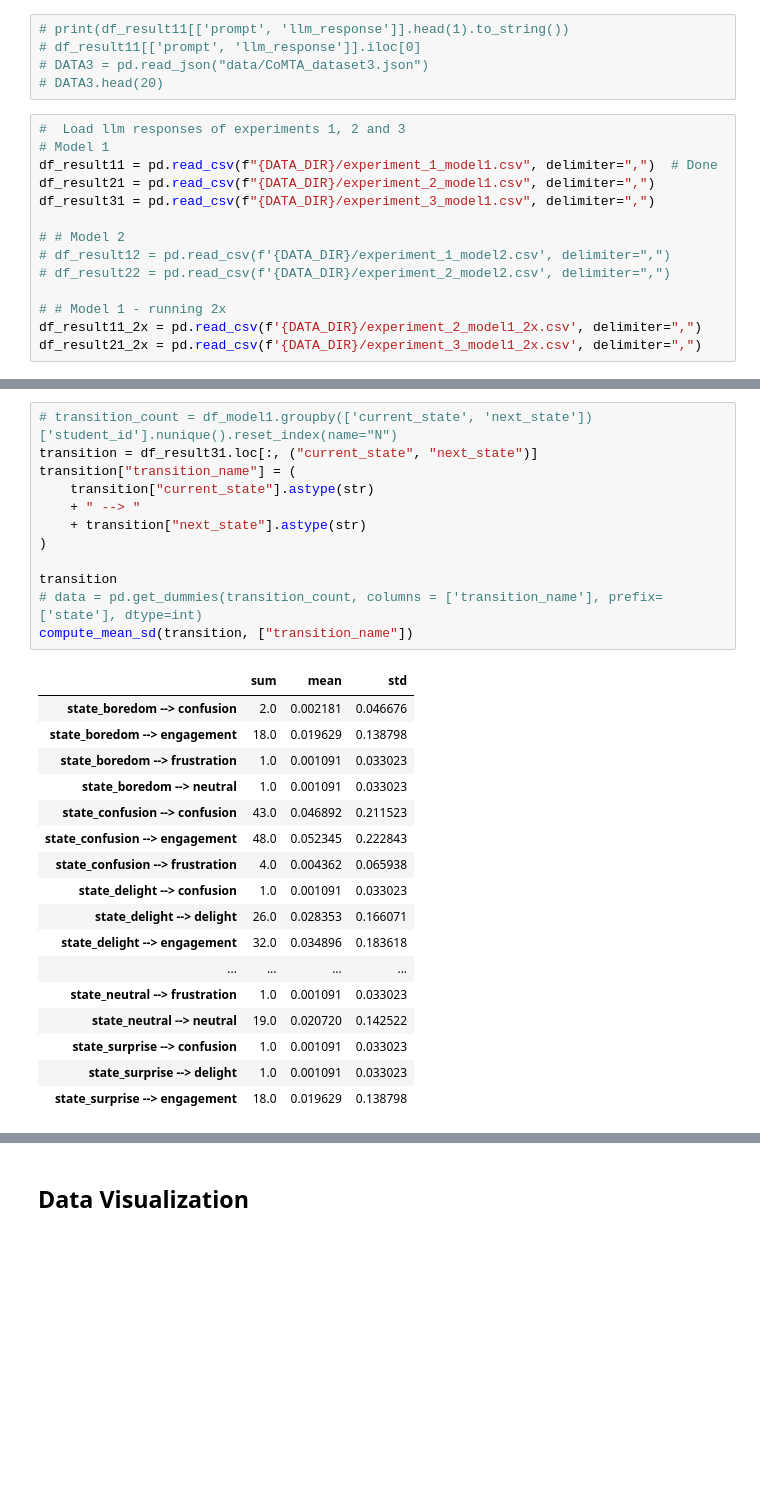
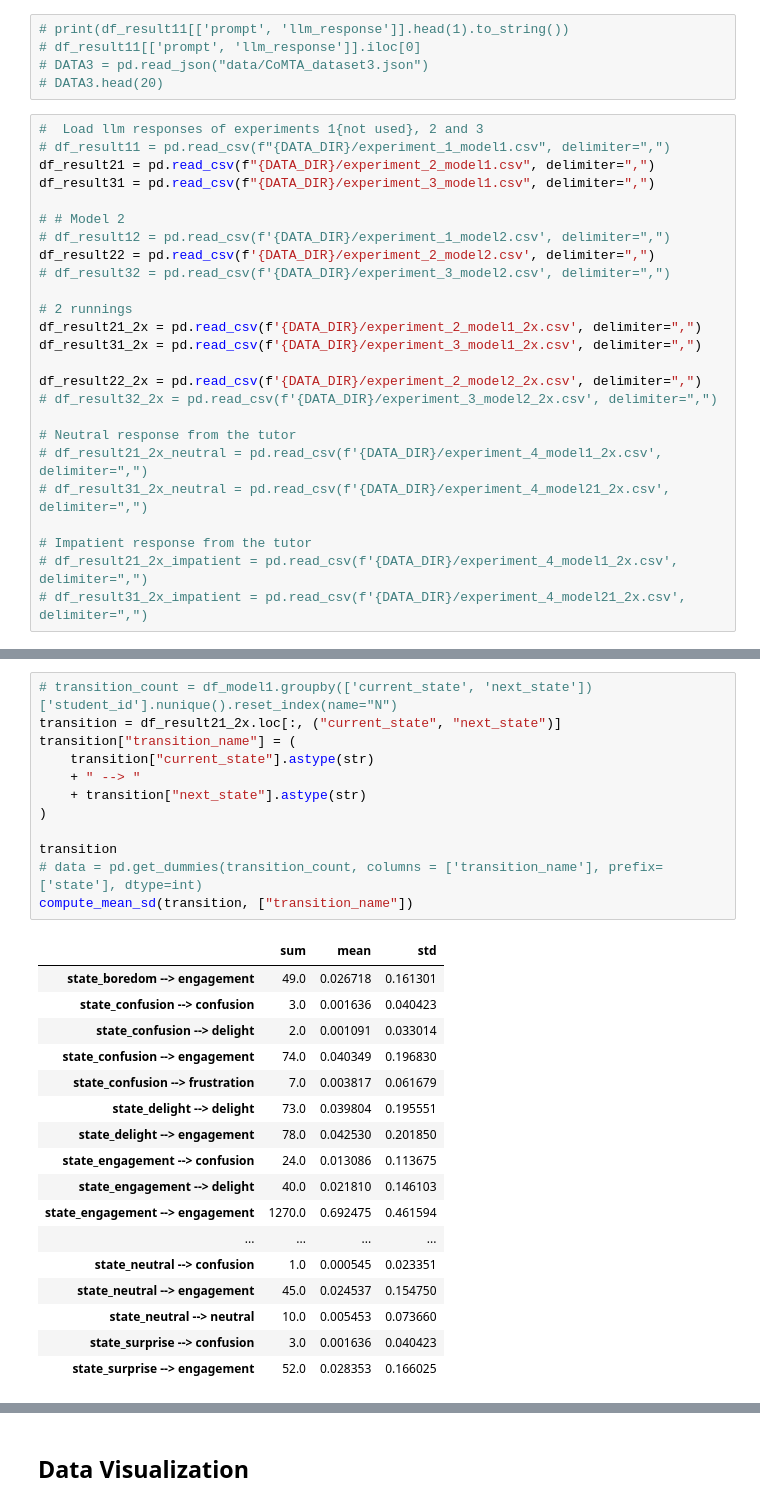
Before and after one commit to ctivir/phd-experiments, a Jupyter notebook: dynamics-of_affective_state/Dynamics_of_affectiveStates_KhanDataset.ipynb, the cells around one changed output, grey strips where cells are left out. Cells and saved outputs as stored; diff of their text form; blank space fills up the shorter version.

```diff
--- a/dynamics-of_affective_state/Dynamics_of_affectiveStates_KhanDataset.ipynb
+++ b/dynamics-of_affective_state/Dynamics_of_affectiveStates_KhanDataset.ipynb
@@ -32,16 +32,27 @@ STATES = [
 # DATA3 = pd.read_json("data/CoMTA_dataset3.json")
 # DATA3.head(20)
 # %%
-#  Load llm responses of experiments 1, 2 and 3
-# Model 1
-df_result11 = pd.read_csv(f"{DATA_DIR}/experiment_1_model1.csv", delimiter=",")  # Done
+#  Load llm responses of experiments 1{not used}, 2 and 3
+# df_result11 = pd.read_csv(f"{DATA_DIR}/experiment_1_model1.csv", delimiter=",")
 df_result21 = pd.read_csv(f"{DATA_DIR}/experiment_2_model1.csv", delimiter=",")
 df_result31 = pd.read_csv(f"{DATA_DIR}/experiment_3_model1.csv", delimiter=",")
 
 # # Model 2
 # df_result12 = pd.read_csv(f'{DATA_DIR}/experiment_1_model2.csv', delimiter=",")
-# df_result22 = pd.read_csv(f'{DATA_DIR}/experiment_2_model2.csv', delimiter=",")
+df_result22 = pd.read_csv(f'{DATA_DIR}/experiment_2_model2.csv', delimiter=",")
+# df_result32 = pd.read_csv(f'{DATA_DIR}/experiment_3_model2.csv', delimiter=",")
 
-# # Model 1 - running 2x
-df_result11_2x = pd.read_csv(f'{DATA_DIR}/experiment_2_model1_2x.csv', delimiter=",")
-df_result21_2x = pd.read_csv(f'{DATA_DIR}/experiment_3_model1_2x.csv', delimiter=",")
+# 2 runnings
+df_result21_2x = pd.read_csv(f'{DATA_DIR}/experiment_2_model1_2x.csv', delimiter=",")
+df_result31_2x = pd.read_csv(f'{DATA_DIR}/experiment_3_model1_2x.csv', delimiter=",")
+
+df_result22_2x = pd.read_csv(f'{DATA_DIR}/experiment_2_model2_2x.csv', delimiter=",")
+# df_result32_2x = pd.read_csv(f'{DATA_DIR}/experiment_3_model2_2x.csv', delimiter=",")
+
+# Neutral response from the tutor
+# df_result21_2x_neutral = pd.read_csv(f'{DATA_DIR}/experiment_4_model1_2x.csv', delimiter=",")
+# df_result31_2x_neutral = pd.read_csv(f'{DATA_DIR}/experiment_4_model21_2x.csv', delimiter=",")
+
+# Impatient response from the tutor
+# df_result21_2x_impatient = pd.read_csv(f'{DATA_DIR}/experiment_4_model1_2x.csv', delimiter=",")
+# df_result31_2x_impatient = pd.read_csv(f'{DATA_DIR}/experiment_4_model21_2x.csv', delimiter=",")
@@ -177,31 +173,31 @@ state_surprise           1.0   0.000545   0.023351
 # %%
 # transition_count = df_model1.groupby(['current_state', 'next_state'])['student_id'].nunique().reset_index(name="N")
-transition = df_result31.loc[:, ("current_state", "next_state")]
+transition = df_result21_2x.loc[:, ("current_state", "next_state")]
 transition["transition_name"] = (
     transition["current_state"].astype(str)
     + " --> "
     + transition["next_state"].astype(str)
 )
 
 transition
 # data = pd.get_dummies(transition_count, columns = ['transition_name'], prefix=['state'], dtype=int)
 compute_mean_sd(transition, ["transition_name"])
 # %% [output]
 |  | sum | mean | std |
-| state_boredom --> confusion | 2.0 | 0.002181 | 0.046676 |
-| state_boredom --> engagement | 18.0 | 0.019629 | 0.138798 |
-| state_boredom --> frustration | 1.0 | 0.001091 | 0.033023 |
-| state_boredom --> neutral | 1.0 | 0.001091 | 0.033023 |
-| state_confusion --> confusion | 43.0 | 0.046892 | 0.211523 |
-| state_confusion --> engagement | 48.0 | 0.052345 | 0.222843 |
-| state_confusion --> frustration | 4.0 | 0.004362 | 0.065938 |
-| state_delight --> confusion | 1.0 | 0.001091 | 0.033023 |
-| state_delight --> delight | 26.0 | 0.028353 | 0.166071 |
-| state_delight --> engagement | 32.0 | 0.034896 | 0.183618 |
+| state_boredom --> engagement | 49.0 | 0.026718 | 0.161301 |
+| state_confusion --> confusion | 3.0 | 0.001636 | 0.040423 |
+| state_confusion --> delight | 2.0 | 0.001091 | 0.033014 |
+| state_confusion --> engagement | 74.0 | 0.040349 | 0.196830 |
+| state_confusion --> frustration | 7.0 | 0.003817 | 0.061679 |
+| state_delight --> delight | 73.0 | 0.039804 | 0.195551 |
+| state_delight --> engagement | 78.0 | 0.042530 | 0.201850 |
+| state_engagement --> confusion | 24.0 | 0.013086 | 0.113675 |
+| state_engagement --> delight | 40.0 | 0.021810 | 0.146103 |
+| state_engagement --> engagement | 1270.0 | 0.692475 | 0.461594 |
 | ... | ... | ... | ... |
-| state_neutral --> frustration | 1.0 | 0.001091 | 0.033023 |
-| state_neutral --> neutral | 19.0 | 0.020720 | 0.142522 |
-| state_surprise --> confusion | 1.0 | 0.001091 | 0.033023 |
-| state_surprise --> delight | 1.0 | 0.001091 | 0.033023 |
-| state_surprise --> engagement | 18.0 | 0.019629 | 0.138798 |
+| state_neutral --> confusion | 1.0 | 0.000545 | 0.023351 |
+| state_neutral --> engagement | 45.0 | 0.024537 | 0.154750 |
+| state_neutral --> neutral | 10.0 | 0.005453 | 0.073660 |
+| state_surprise --> confusion | 3.0 | 0.001636 | 0.040423 |
+| state_surprise --> engagement | 52.0 | 0.028353 | 0.166025 |
 # %%
```
Also changed, not shown: parts of 13 cells of this notebook, 11 other files.
